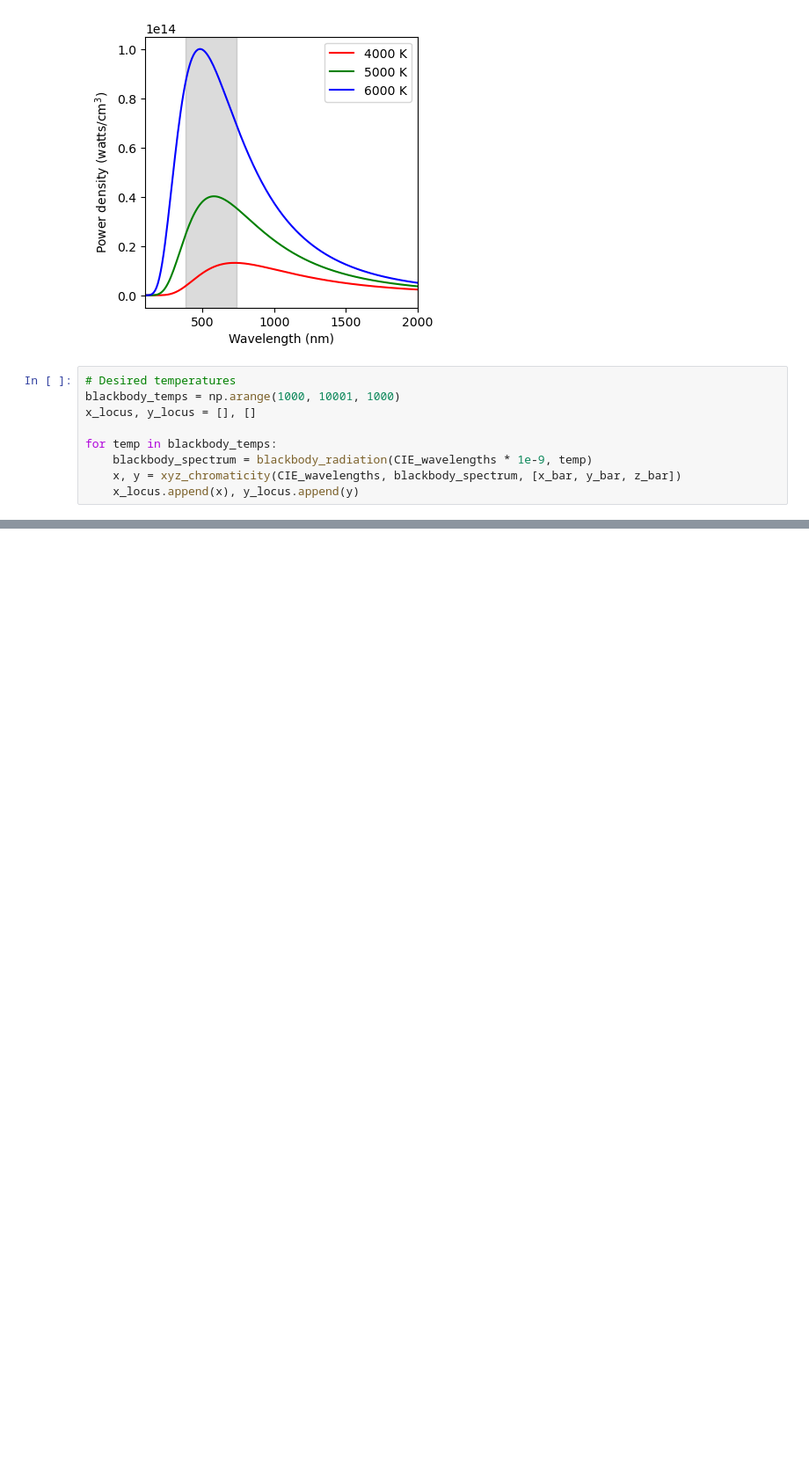
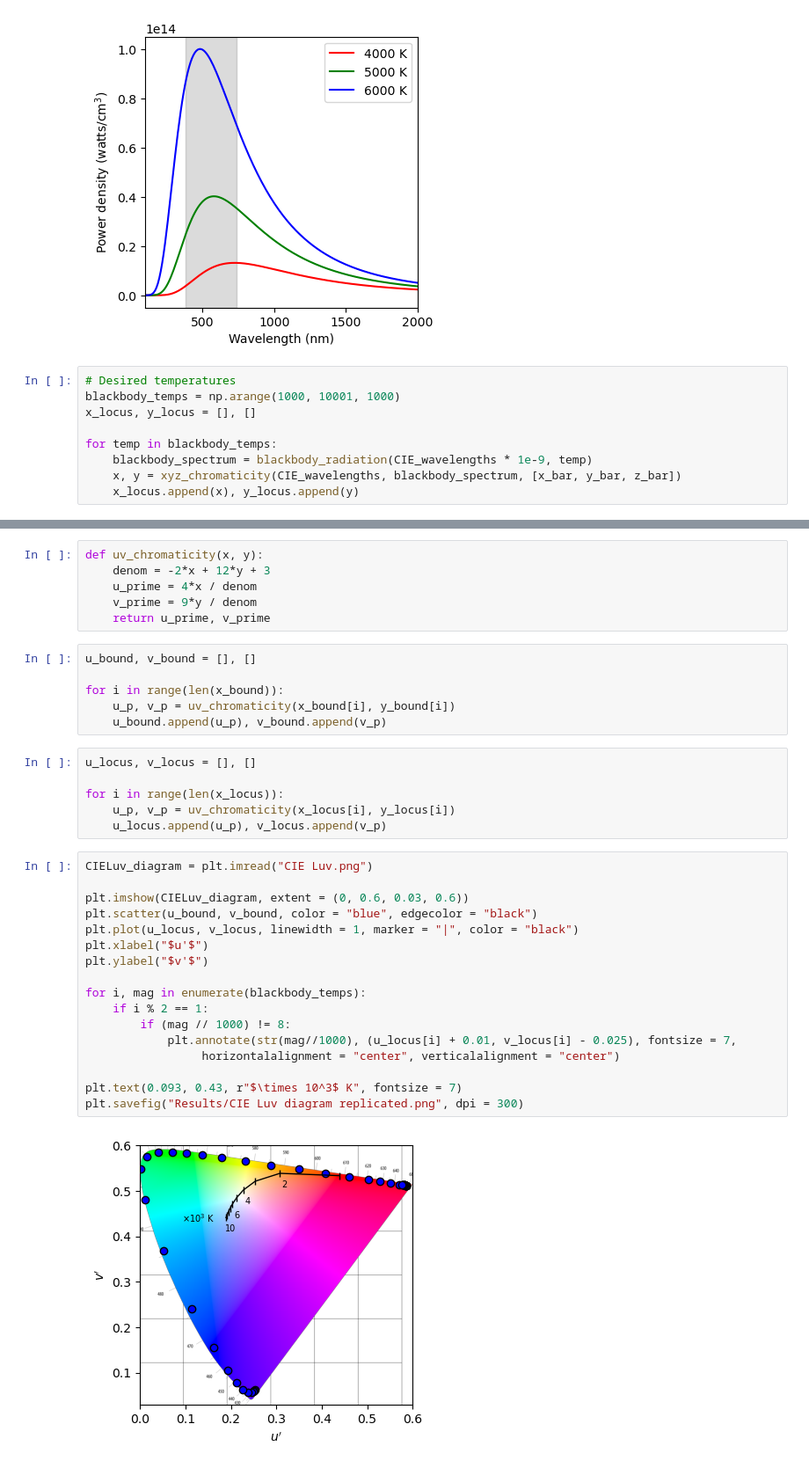
Before and after one commit to npcrmns/App-Physics-167, a Jupyter notebook: [6] Color Imaging/Color Imaging.ipynb, the cells around one changed output, grey strips where cells are left out. Shown at 88% size. Saved outputs shown, nothing was run; the diff lists cells and outputs as text; blank space fills up the shorter version.

```diff
--- a/[6] Color Imaging/Color Imaging.ipynb
+++ b/[6] Color Imaging/Color Imaging.ipynb
@@ -111,0 +215,37 @@ Text(0, 0.5, '$y$')
+# %%
+def uv_chromaticity(x, y):
+    denom = -2*x + 12*y + 3
+    u_prime = 4*x / denom
+    v_prime = 9*y / denom
+    return u_prime, v_prime
+# %%
+u_bound, v_bound = [], []
+
+for i in range(len(x_bound)):
+    u_p, v_p = uv_chromaticity(x_bound[i], y_bound[i])
+    u_bound.append(u_p), v_bound.append(v_p)
+# %%
+u_locus, v_locus = [], []
+
+for i in range(len(x_locus)):
+    u_p, v_p = uv_chromaticity(x_locus[i], y_locus[i])
+    u_locus.append(u_p), v_locus.append(v_p)
+# %%
+CIELuv_diagram = plt.imread("CIE Luv.png")
+
+plt.imshow(CIELuv_diagram, extent = (0, 0.6, 0.03, 0.6))
+plt.scatter(u_bound, v_bound, color = "blue", edgecolor = "black")
+plt.plot(u_locus, v_locus, linewidth = 1, marker = "|", color = "black")
+plt.xlabel("$u'$")
+plt.ylabel("$v'$")
+
+for i, mag in enumerate(blackbody_temps):
+    if i % 2 == 1:
+        if (mag // 1000) != 8:
+            plt.annotate(str(mag//1000), (u_locus[i] + 0.01, v_locus[i] - 0.025), fontsize = 7,
+                 horizontalalignment = "center", verticalalignment = "center")
+
+plt.text(0.093, 0.43, r"$\times 10^3$ K", fontsize = 7)
+plt.savefig("Results/CIE Luv diagram replicated.png", dpi = 300)
+# %% [output]
+[figure, added]
```
Also changed, not shown: parts of 17 cells of this notebook, 7 other files.
